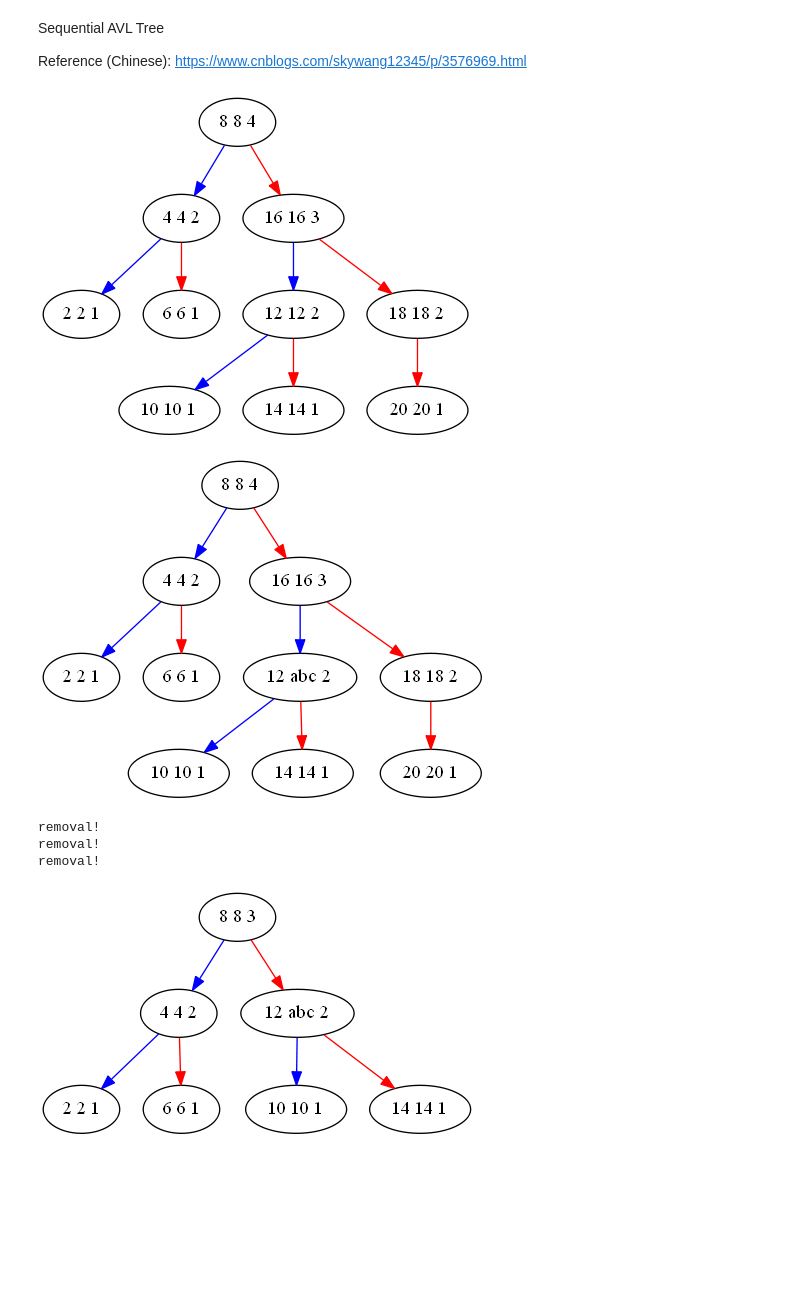
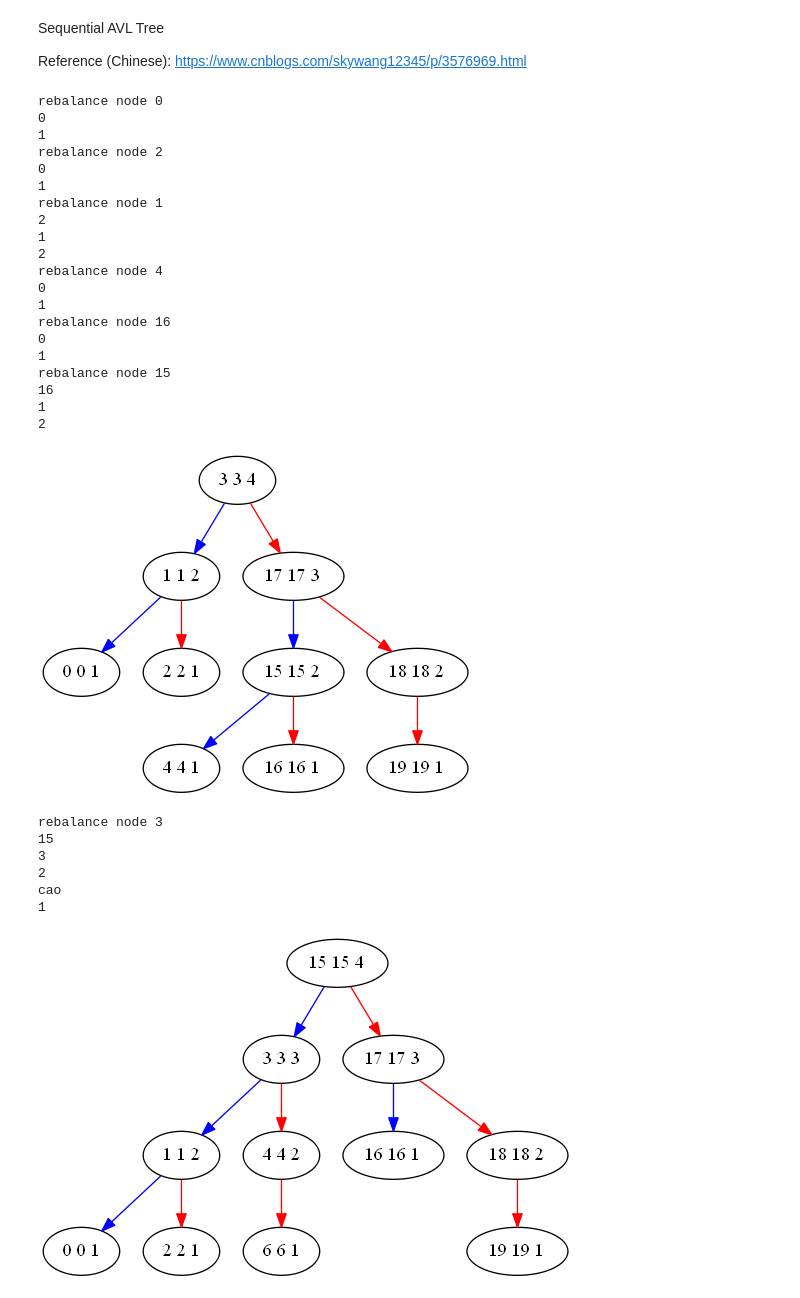
Before and after one commit to chyanju/pyConcurrentAVL, a Jupyter notebook: concurrentAVL.ipynb, the cells around one changed output. Cells and saved outputs as stored; diff of their text form; code cells hidden in the pictures; blank space fills up the shorter version.

```diff
--- a/concurrentAVL.ipynb
+++ b/concurrentAVL.ipynb
@@ -5,25 +5,57 @@ Reference (Chinese): https://www.cnblogs.com/skywang12345/p/3576969.html
 # %%
 from pyConAVL import ConAVL
 import random
-# %%
-tree = ConAVL()
-for i in range(1,21):
-    if i%2 == 0:
-        tree.put(i)
-tree.print()
-tree.put(12, "abc")
-tree.print()
-tree.remove(16)
-tree.remove(20)
-tree.remove(18)
-tree.print()
-# %% [output]
-[figure, removed]
-[figure, removed]
-removal!
-removal!
-removal!
-[figure, removed]
+# %%
+def insert(tree):
+    for i in range(5):
+        tree.put(i)
+
+    for i in range(15, 20):
+        tree.put(i)
+
+def insert2(tree):
+    for i in reversed(range(5, 15)):
+        tree.put(i)
+
+
+# tree = AVL()
+ctree = ConAVL()
+
+
+insert(ctree)
+ctree.print()
+ctree.put(6)
+# insert2(ctree)
+ctree.print()
+# %% [output]
+rebalance node 0
+0
+1
+rebalance node 2
+0
+1
+rebalance node 1
+2
+1
+2
+rebalance node 4
+0
+1
+rebalance node 16
+0
+1
+rebalance node 15
+16
+1
+2
+[figure, added]
+rebalance node 3
+15
+3
+2
+cao
+1
+[figure, added]
 # %%
 tree.root.version
 # %% [output]
```
Also changed, not shown: parts of 2 cells of this notebook, 1 other file.
